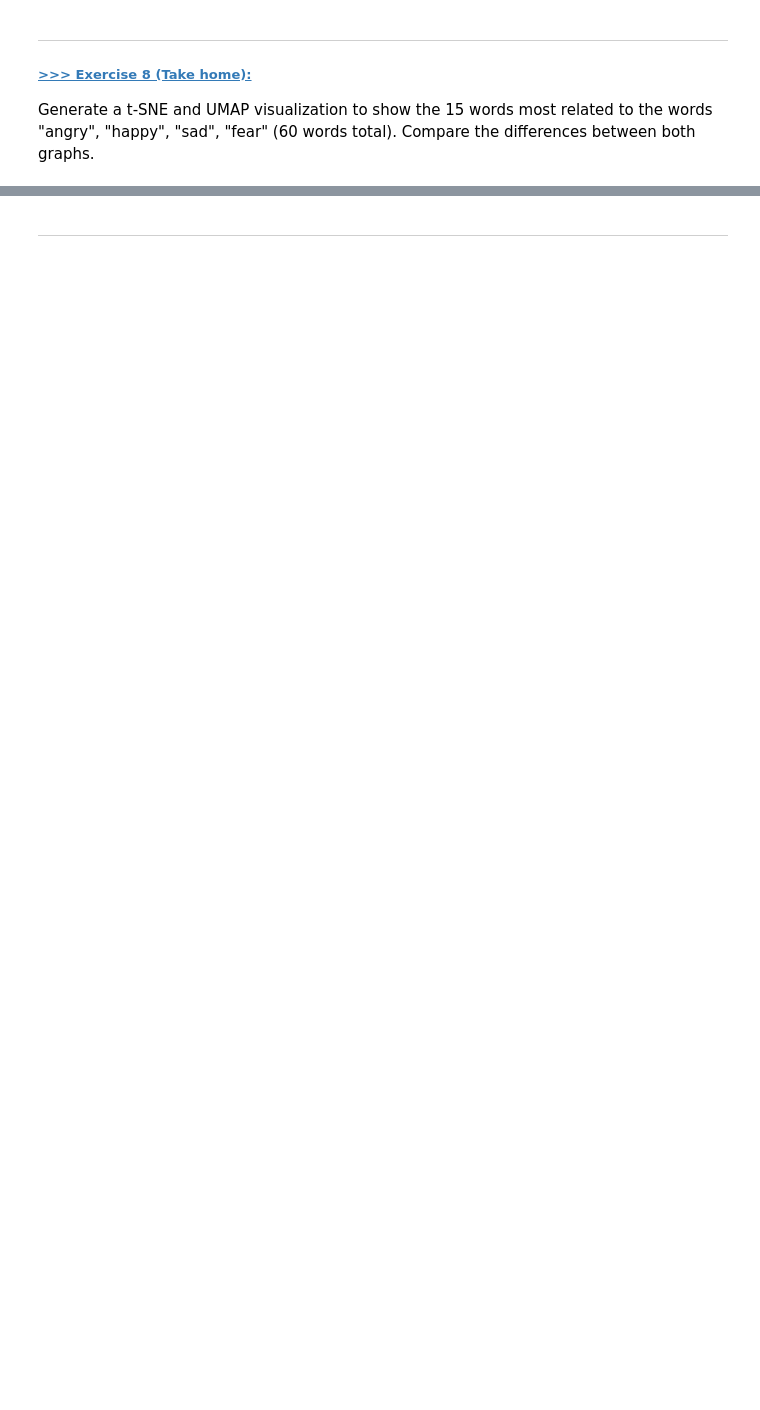
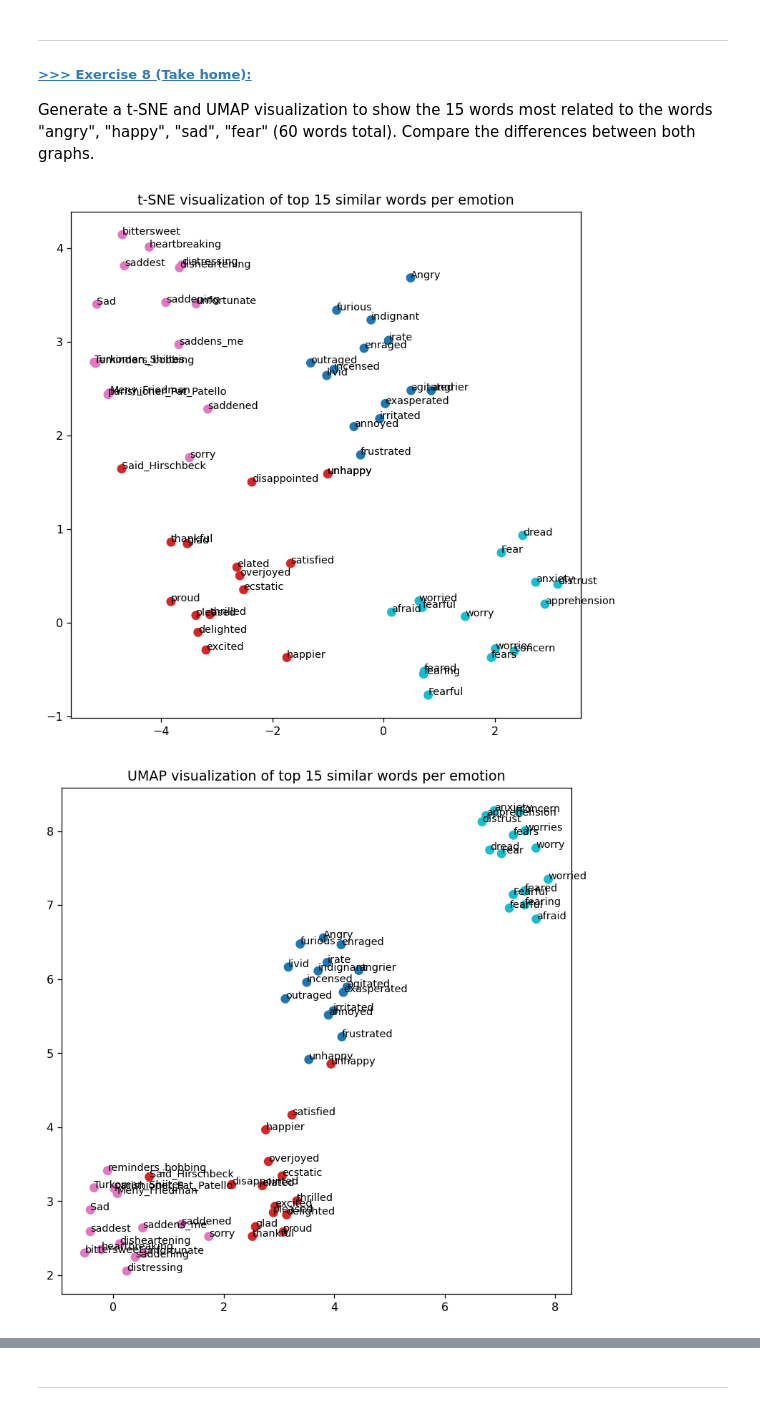
Before and after one commit to Eason12081105/DM2025-Lab2-Exercise, a Jupyter notebook: DM2025-Lab2-Master-Phase_1.ipynb, the cells around one changed output, grey strips where cells are left out. Drawn from its saved outputs; the diff is of its cells as text; code cells hidden in the pictures; blank space fills up the shorter version.

```diff
--- a/DM2025-Lab2-Master-Phase_1.ipynb
+++ b/DM2025-Lab2-Master-Phase_1.ipynb
@@ -1348,0 +1347,55 @@ Generate a t-SNE and UMAP visualization to show the 15 words most related to the
+# %%
+%matplotlib inline
+import matplotlib.pyplot as plt
+from sklearn.manifold import TSNE
+import umap.umap_ as umap
+
+# --- Word2Vec model ---
+model = w2v_google_model
+
+# --- Target emotion words ---
+emotion_words = ["angry", "happy", "sad", "fear"]
+top_k = 15  # number of most similar words per emotion
+
+# --- Prepare word list ---
+target_words = []
+labels = []
+for word in emotion_words:
+    try:
+        similar_words = [w for w, _ in model.similar_by_word(word, topn=top_k)]
+        target_words.extend(similar_words)
+        labels.extend([word]*top_k)
+    except KeyError:
+        print(f"Word '{word}' not in vocabulary.")
+
+# --- Prepare embeddings ---
+X_train = model[target_words]
+
+# --- Color map for plotting ---
+import numpy as np
+colors = np.array([emotion_words.index(lbl) for lbl in labels])
+
+# --- t-SNE visualization ---
+tsne = TSNE(n_components=2, metric='cosine', random_state=28)
+X_tsne = tsne.fit_transform(X_train)
+
+plt.figure(figsize=(8,8), dpi=115)
+plt.scatter(X_tsne[:,0], X_tsne[:,1], c=colors, cmap='tab10', s=50)
+for label, x, y in zip(target_words, X_tsne[:,0], X_tsne[:,1]):
+    plt.annotate(label, xy=(x,y), xytext=(0,0), textcoords='offset points', fontsize=9)
+plt.title("t-SNE visualization of top 15 similar words per emotion")
+plt.show()
+
+# --- UMAP visualization ---
+umap_model = umap.UMAP(n_components=2, metric='cosine', random_state=28)
+X_umap = umap_model.fit_transform(X_train)
+
+plt.figure(figsize=(8,8), dpi=115)
+plt.scatter(X_umap[:,0], X_umap[:,1], c=colors, cmap='tab10', s=50)
+for label, x, y in zip(target_words, X_umap[:,0], X_umap[:,1]):
+    plt.annotate(label, xy=(x,y), xytext=(0,0), textcoords='offset points', fontsize=9)
+plt.title("UMAP visualization of top 15 similar words per emotion")
+plt.show()
+# %% [output]
+[figure, added]
+[figure, added]
```
Also changed, not shown: parts of 4 cells of this notebook.
